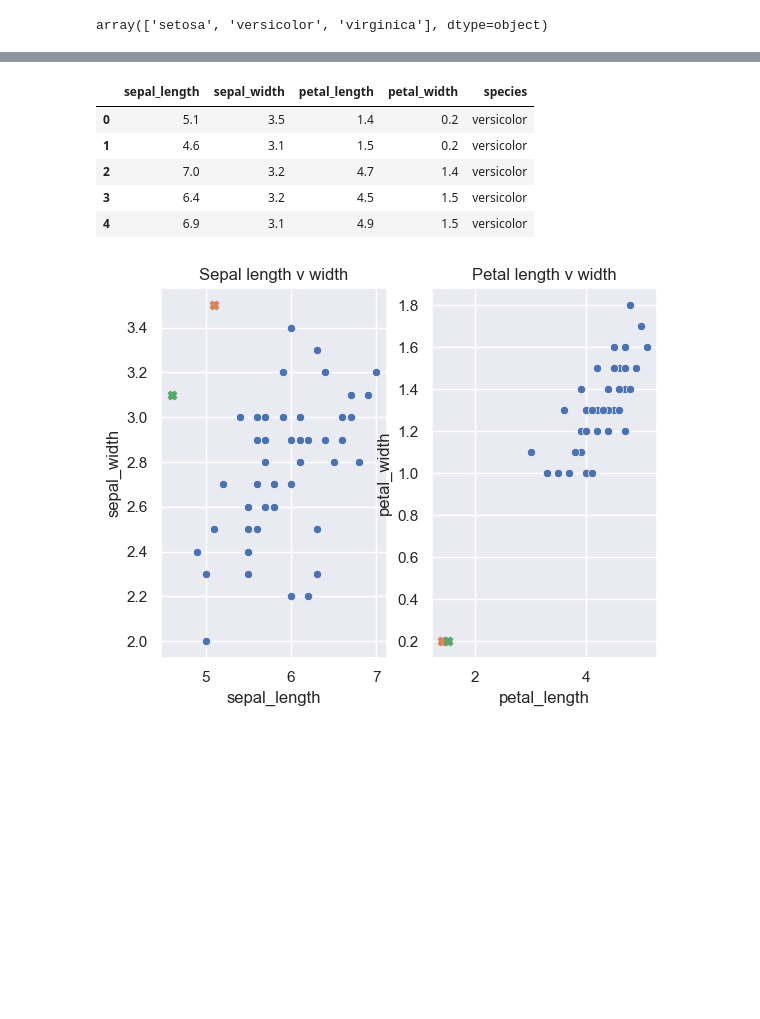
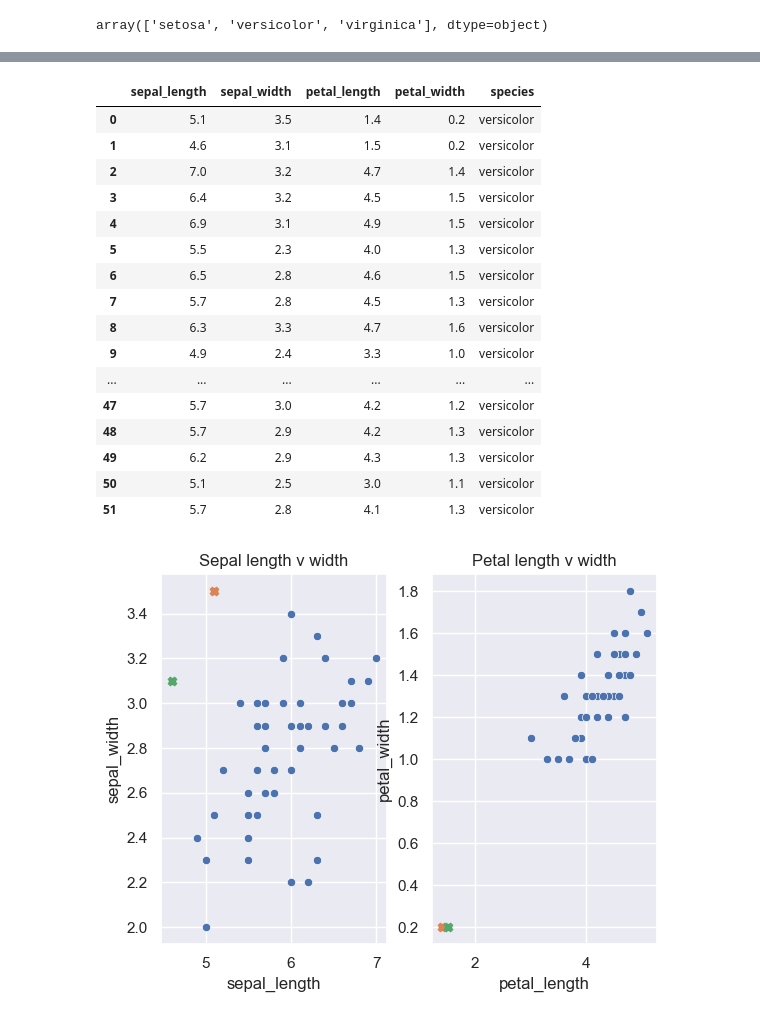
Before and after one commit to BlakeChiu/python, a Jupyter notebook: Iris_Clustering/pratice1.ipynb, the cells around one changed output, grey strips where cells are left out. Cells and saved outputs as stored; diff of their text form; code cells hidden in the pictures; blank space fills up the shorter version.

```diff
--- a/Iris_Clustering/pratice1.ipynb
+++ b/Iris_Clustering/pratice1.ipynb
@@ -51,14 +58,25 @@ iris.head()
 # %%
 versi_df = iris.loc[iris['species']=='versicolor']
 versi_df = versi_df.reset_index(drop=True)
-versi_df.head()
+versi_df
 # %% [output]
 |  | sepal_length | sepal_width | petal_length | petal_width | species |
 | 0 | 5.1 | 3.5 | 1.4 | 0.2 | versicolor |
 | 1 | 4.6 | 3.1 | 1.5 | 0.2 | versicolor |
 | 2 | 7.0 | 3.2 | 4.7 | 1.4 | versicolor |
 | 3 | 6.4 | 3.2 | 4.5 | 1.5 | versicolor |
 | 4 | 6.9 | 3.1 | 4.9 | 1.5 | versicolor |
+| 5 | 5.5 | 2.3 | 4.0 | 1.3 | versicolor |
+| 6 | 6.5 | 2.8 | 4.6 | 1.5 | versicolor |
+| 7 | 5.7 | 2.8 | 4.5 | 1.3 | versicolor |
+| 8 | 6.3 | 3.3 | 4.7 | 1.6 | versicolor |
+| 9 | 4.9 | 2.4 | 3.3 | 1.0 | versicolor |
+| ... | ... | ... | ... | ... | ... |
+| 47 | 5.7 | 3.0 | 4.2 | 1.2 | versicolor |
+| 48 | 5.7 | 2.9 | 4.2 | 1.3 | versicolor |
+| 49 | 6.2 | 2.9 | 4.3 | 1.3 | versicolor |
+| 50 | 5.1 | 2.5 | 3.0 | 1.1 | versicolor |
+| 51 | 5.7 | 2.8 | 4.1 | 1.3 | versicolor |
 # %%
 versi_np = versi_df.iloc[:,:4].values
 scaler = MinMaxScaler()
```
Also changed, not shown: parts of 7 cells of this notebook.
